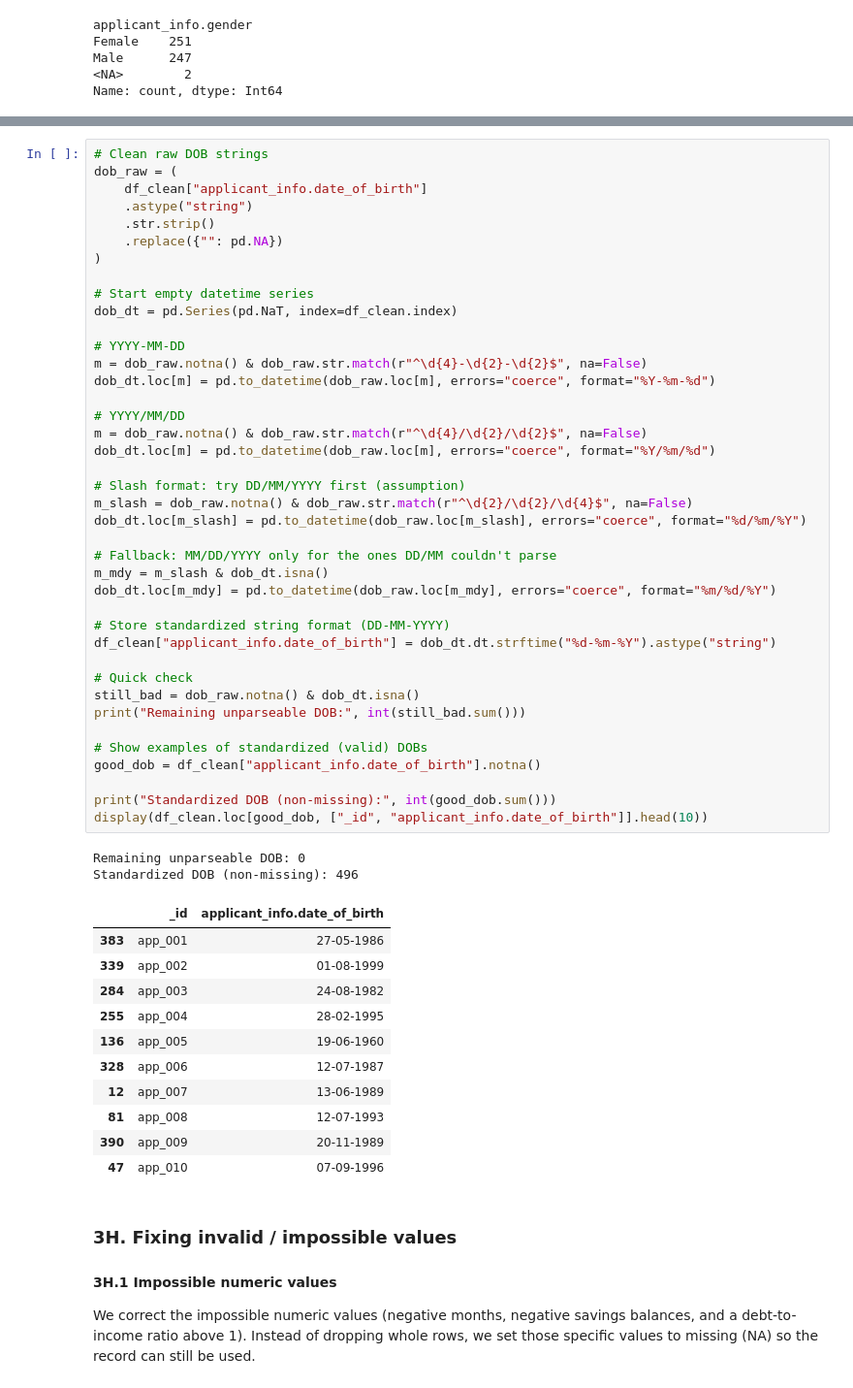
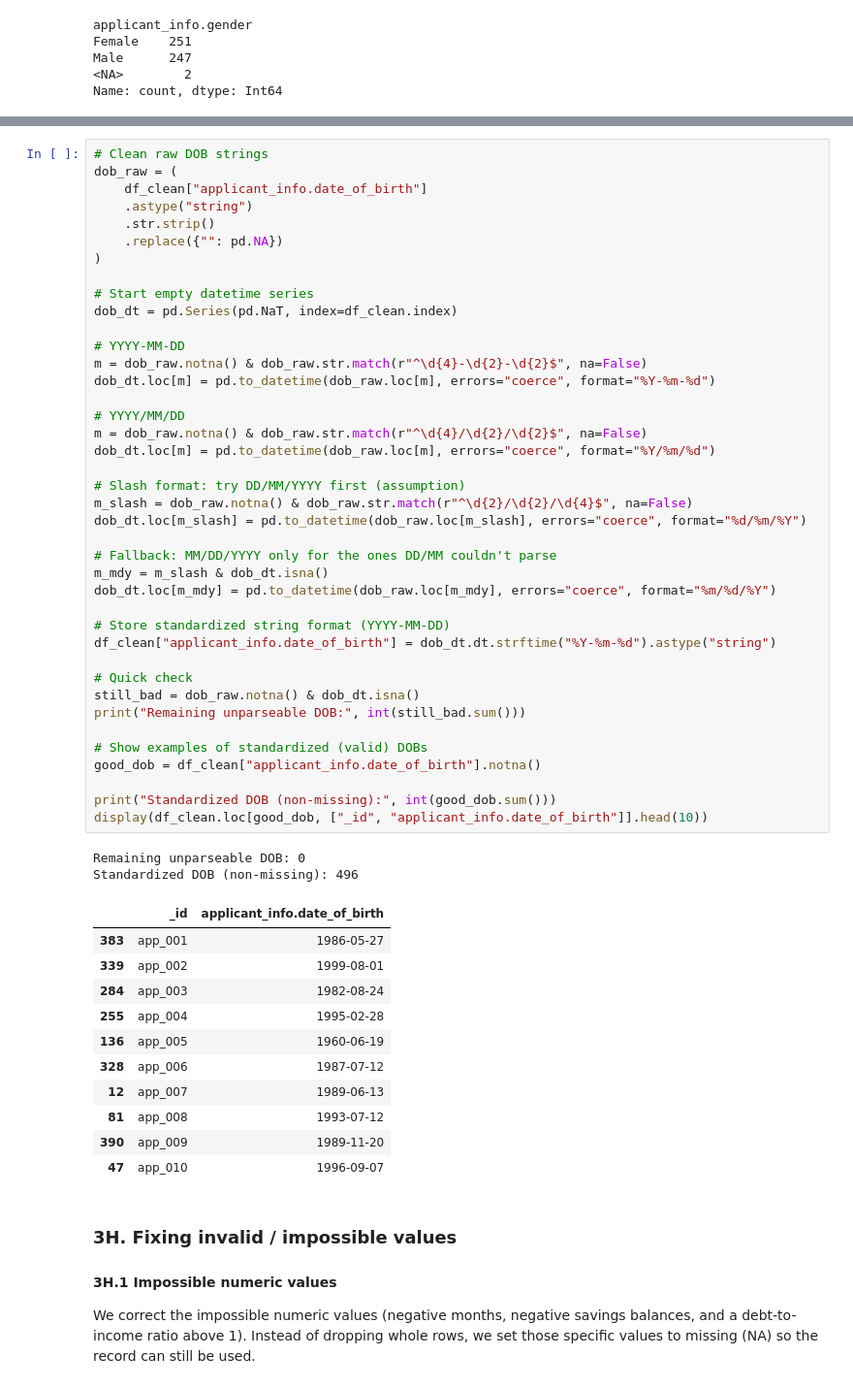
Before and after one commit to catarinapalma01/dego-project-team3, a Jupyter notebook: notebooks/01-data-quality.ipynb, the cells around one changed output, grey strips where cells are left out. Shown at 97% size. Cells and saved outputs as stored; diff of their text form.

Commit message:
Fix the standardization of the date of birth format

```diff
--- a/notebooks/01-data-quality.ipynb
+++ b/notebooks/01-data-quality.ipynb
@@ -1083,45 +1093,45 @@ dob_dt = pd.Series(pd.NaT, index=df_clean.index)
 # YYYY-MM-DD
 m = dob_raw.notna() & dob_raw.str.match(r"^\d{4}-\d{2}-\d{2}$", na=False)
 dob_dt.loc[m] = pd.to_datetime(dob_raw.loc[m], errors="coerce", format="%Y-%m-%d")
 
 # YYYY/MM/DD
 m = dob_raw.notna() & dob_raw.str.match(r"^\d{4}/\d{2}/\d{2}$", na=False)
 dob_dt.loc[m] = pd.to_datetime(dob_raw.loc[m], errors="coerce", format="%Y/%m/%d")
 
 # Slash format: try DD/MM/YYYY first (assumption)
 m_slash = dob_raw.notna() & dob_raw.str.match(r"^\d{2}/\d{2}/\d{4}$", na=False)
 dob_dt.loc[m_slash] = pd.to_datetime(dob_raw.loc[m_slash], errors="coerce", format="%d/%m/%Y")
 
 # Fallback: MM/DD/YYYY only for the ones DD/MM couldn't parse
 m_mdy = m_slash & dob_dt.isna()
 dob_dt.loc[m_mdy] = pd.to_datetime(dob_raw.loc[m_mdy], errors="coerce", format="%m/%d/%Y")
 
-# Store standardized string format (DD-MM-YYYY)
-df_clean["applicant_info.date_of_birth"] = dob_dt.dt.strftime("%d-%m-%Y").astype("string")
+# Store standardized string format (YYYY-MM-DD)
+df_clean["applicant_info.date_of_birth"] = dob_dt.dt.strftime("%Y-%m-%d").astype("string")
 
 # Quick check
 still_bad = dob_raw.notna() & dob_dt.isna()
 print("Remaining unparseable DOB:", int(still_bad.sum()))
 
 # Show examples of standardized (valid) DOBs
 good_dob = df_clean["applicant_info.date_of_birth"].notna()
 
 print("Standardized DOB (non-missing):", int(good_dob.sum()))
 display(df_clean.loc[good_dob, ["_id", "applicant_info.date_of_birth"]].head(10))
 # %% [output]
 Remaining unparseable DOB: 0
 Standardized DOB (non-missing): 496
 |  | _id | applicant_info.date_of_birth |
-| 383 | app_001 | 27-05-1986 |
-| 339 | app_002 | 01-08-1999 |
-| 284 | app_003 | 24-08-1982 |
-| 255 | app_004 | 28-02-1995 |
-| 136 | app_005 | 19-06-1960 |
-| 328 | app_006 | 12-07-1987 |
-| 12 | app_007 | 13-06-1989 |
-| 81 | app_008 | 12-07-1993 |
-| 390 | app_009 | 20-11-1989 |
-| 47 | app_010 | 07-09-1996 |
+| 383 | app_001 | 1986-05-27 |
+| 339 | app_002 | 1999-08-01 |
+| 284 | app_003 | 1982-08-24 |
+| 255 | app_004 | 1995-02-28 |
+| 136 | app_005 | 1960-06-19 |
+| 328 | app_006 | 1987-07-12 |
+| 12 | app_007 | 1989-06-13 |
+| 81 | app_008 | 1993-07-12 |
+| 390 | app_009 | 1989-11-20 |
+| 47 | app_010 | 1996-09-07 |
 # %% [markdown]
 ### 3H. Fixing invalid / impossible values
 
```
Also changed, not shown: parts of 5 cells of this notebook, 2 other files.
